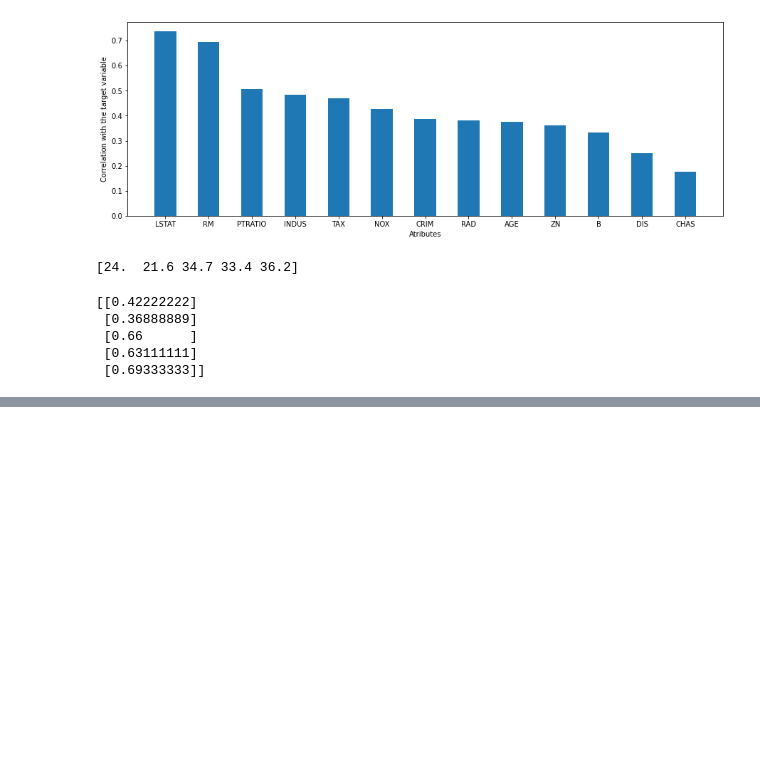
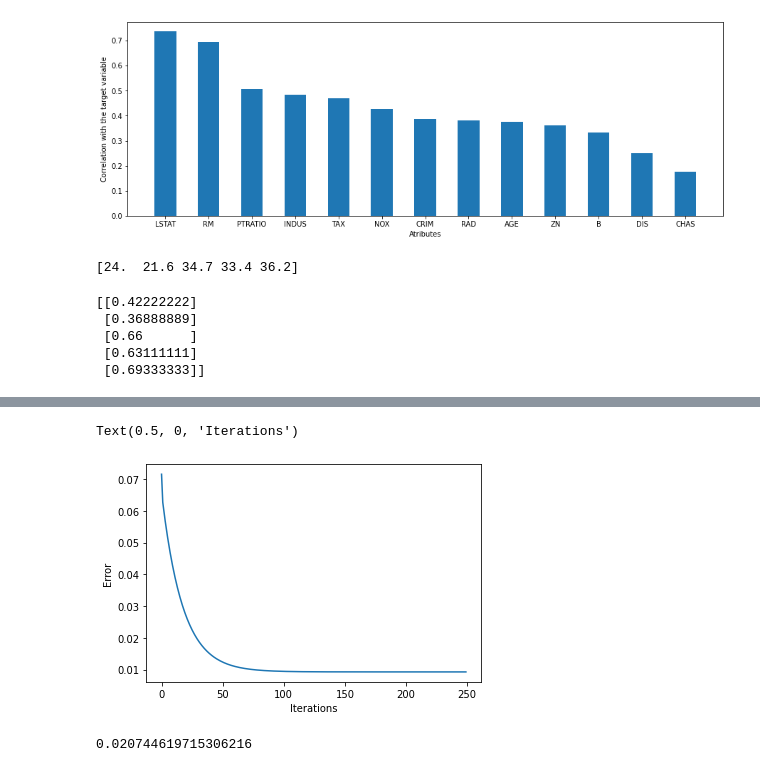
Before and after one commit to suyash-jamdade/MachineLearning, a Jupyter notebook: boston_house_price.ipynb, the cells around one changed output, grey strips where cells are left out. Cells and saved outputs as stored; diff of their text form; code cells hidden in the pictures; blank space fills up the shorter version.

```diff
--- a/boston_house_price.ipynb
+++ b/boston_house_price.ipynb
@@ -198,0 +230,7 @@ Text(0.5, 0, 'Iterations')
+# %%
+plt.plot(np.arange(len(error_values)),error_values)
+plt.ylabel('Error')
+plt.xlabel('Iterations')
+# %% [output]
+Text(0.5, 0, 'Iterations')
+[figure, added]
@@ -198,0 +239,4 @@ Text(0.5, 0, 'Iterations')
+# %%
+mean_squared_error(y_test,predicted)
+# %% [output]
+0.020744619715306216
```
Also changed, not shown: parts of 12 cells of this notebook.
